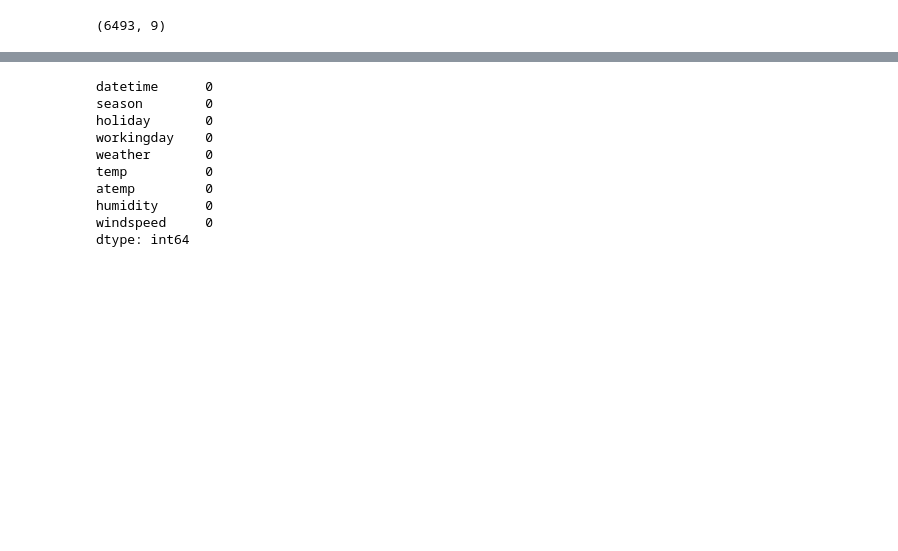
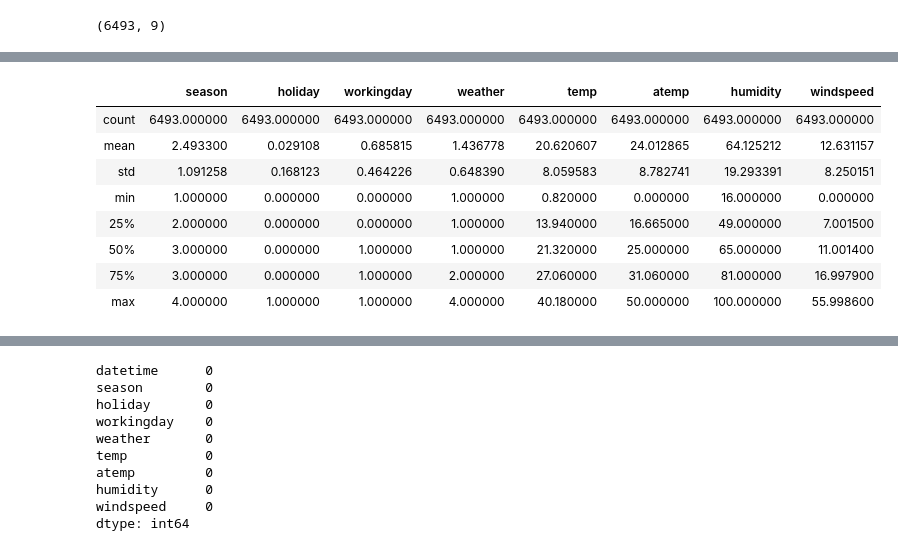
Before and after one commit to taeyoung02/machine-deep-running, a Jupyter notebook: bike-sharing-demand.ipynb, the cells around one changed output, grey strips where cells are left out. Cells and saved outputs as stored; diff of their text form; code cells hidden in the pictures; blank space fills up the shorter version.

```diff
--- a/bike-sharing-demand.ipynb
+++ b/bike-sharing-demand.ipynb
@@ -47,3 +49,15 @@ train.describe()
 | 50% | 3.000000 | 0.000000 | 1.000000 | 1.000000 | 20.50000 | 24.240000 | 62.000000 | 12.998000 | 17.000000 | 118.000000 | ... |
 | 75% | 4.000000 | 0.000000 | 1.000000 | 2.000000 | 26.24000 | 31.060000 | 77.000000 | 16.997900 | 49.000000 | 222.000000 | ... |
 | max | 4.000000 | 1.000000 | 1.000000 | 4.000000 | 41.00000 | 45.455000 | 100.000000 | 56.996900 | 367.000000 | 886.000000 | ... |
+# %%
+test.describe()
+# %% [output]
+|  | season | holiday | workingday | weather | temp | atemp | humidity | windspeed |
+| count | 6493.000000 | 6493.000000 | 6493.000000 | 6493.000000 | 6493.000000 | 6493.000000 | 6493.000000 | 6493.000000 |
+| mean | 2.493300 | 0.029108 | 0.685815 | 1.436778 | 20.620607 | 24.012865 | 64.125212 | 12.631157 |
+| std | 1.091258 | 0.168123 | 0.464226 | 0.648390 | 8.059583 | 8.782741 | 19.293391 | 8.250151 |
+| min | 1.000000 | 0.000000 | 0.000000 | 1.000000 | 0.820000 | 0.000000 | 16.000000 | 0.000000 |
+| 25% | 2.000000 | 0.000000 | 0.000000 | 1.000000 | 13.940000 | 16.665000 | 49.000000 | 7.001500 |
+| 50% | 3.000000 | 0.000000 | 1.000000 | 1.000000 | 21.320000 | 25.000000 | 65.000000 | 11.001400 |
+| 75% | 3.000000 | 0.000000 | 1.000000 | 2.000000 | 27.060000 | 31.060000 | 81.000000 | 16.997900 |
+| max | 4.000000 | 1.000000 | 1.000000 | 4.000000 | 40.180000 | 50.000000 | 100.000000 | 55.998600 |
```
Also changed, not shown: parts of 139 cells of this notebook.
